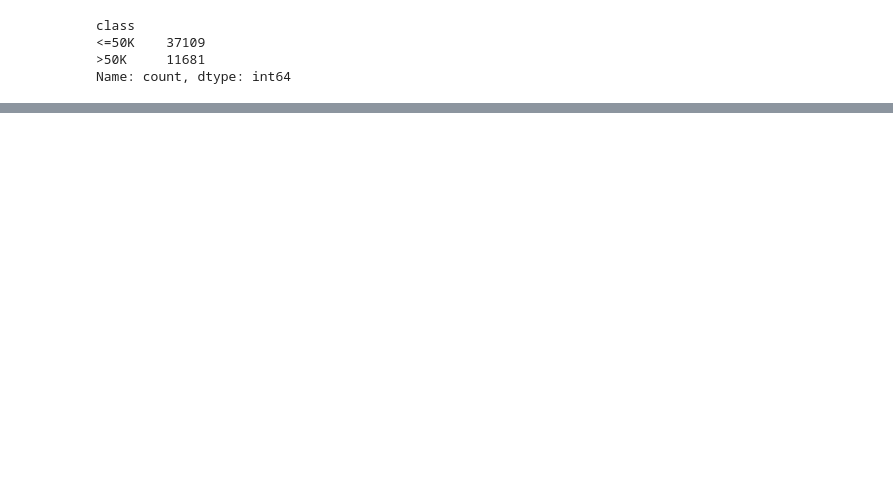
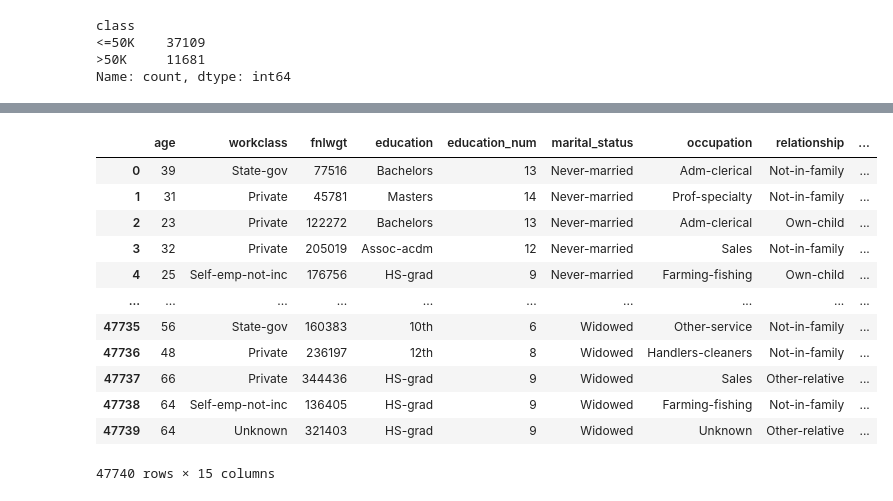
Before and after one commit to raphael-wqwq/census-income-prediction, a Jupyter notebook: dataset_adult.ipynb, the cells around one changed output, grey strips where cells are left out. Saved outputs shown, nothing was run; the diff lists cells and outputs as text; code cells hidden in the pictures; blank space fills up the shorter version.

```diff
--- a/dataset_adult.ipynb
+++ b/dataset_adult.ipynb
@@ -247,0 +215,26 @@ Name: count, dtype: int64
+# %%
+# ajout des catégories unknown pour pallier aux NaN
+
+df_drop[
+    (df_drop['occupation'].isna()) &
+    (df_drop['workclass'].isna())
+   ].head(30)
+
+
+df_drop["workclass"] = df_drop["workclass"].fillna("Unknown")
+df_drop["occupation"] = df_drop["occupation"].fillna("Unknown")
+df_drop
+# %% [output]
+|  | age | workclass | fnlwgt | education | education_num | marital_status | occupation | relationship | ... |
+| 0 | 39 | State-gov | 77516 | Bachelors | 13 | Never-married | Adm-clerical | Not-in-family | ... |
+| 1 | 31 | Private | 45781 | Masters | 14 | Never-married | Prof-specialty | Not-in-family | ... |
+| 2 | 23 | Private | 122272 | Bachelors | 13 | Never-married | Adm-clerical | Own-child | ... |
+| 3 | 32 | Private | 205019 | Assoc-acdm | 12 | Never-married | Sales | Not-in-family | ... |
+| 4 | 25 | Self-emp-not-inc | 176756 | HS-grad | 9 | Never-married | Farming-fishing | Own-child | ... |
+| ... | ... | ... | ... | ... | ... | ... | ... | ... | ... |
+| 47735 | 56 | State-gov | 160383 | 10th | 6 | Widowed | Other-service | Not-in-family | ... |
+| 47736 | 48 | Private | 236197 | 12th | 8 | Widowed | Handlers-cleaners | Not-in-family | ... |
+| 47737 | 66 | Private | 344436 | HS-grad | 9 | Widowed | Sales | Other-relative | ... |
+| 47738 | 64 | Self-emp-not-inc | 136405 | HS-grad | 9 | Widowed | Farming-fishing | Not-in-family | ... |
+| 47739 | 64 | Unknown | 321403 | HS-grad | 9 | Widowed | Unknown | Other-relative | ... |
+47740 rows × 15 columns
```
Also changed, not shown: parts of 14 cells of this notebook, 1 other file.
